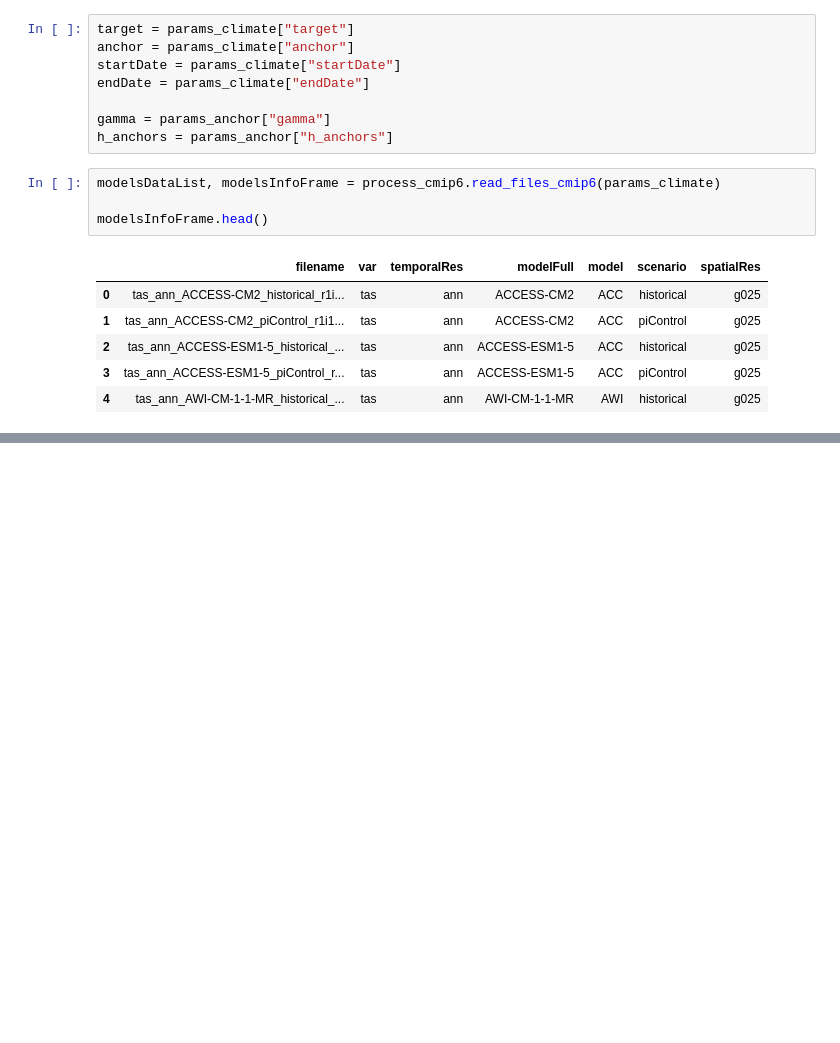
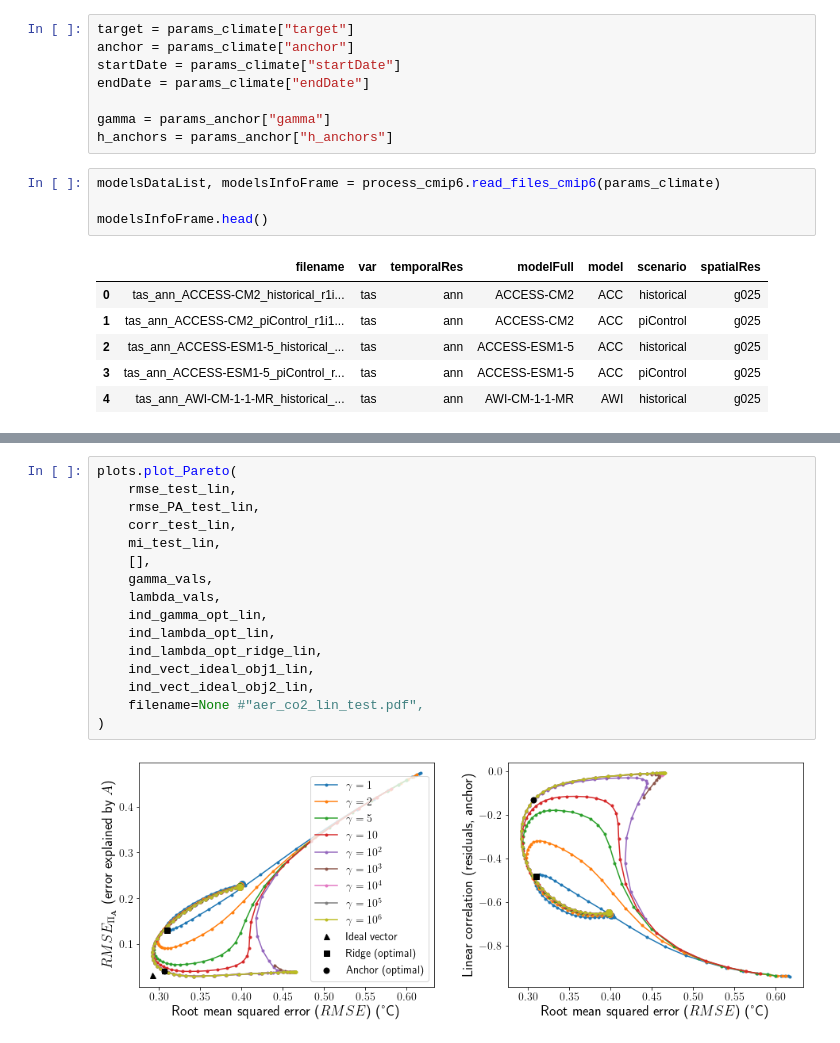
Before and after one commit to eszekely/robustDA, a Jupyter notebook: notebooks/CMIP6_dashlarge.ipynb, the cells around one changed output, grey strips where cells are left out. Saved outputs shown, nothing was run; the diff lists cells and outputs as text; blank space fills up the shorter version.

```diff
--- a/notebooks/CMIP6_dashlarge.ipynb
+++ b/notebooks/CMIP6_dashlarge.ipynb
@@ -312,0 +150,18 @@ plots.plot_Pareto(
+# %%
+plots.plot_Pareto(
+    rmse_test_lin,
+    rmse_PA_test_lin,
+    corr_test_lin,
+    mi_test_lin,
+    [],
+    gamma_vals,
+    lambda_vals,
+    ind_gamma_opt_lin,
+    ind_lambda_opt_lin,
+    ind_lambda_opt_ridge_lin,
+    ind_vect_ideal_obj1_lin,
+    ind_vect_ideal_obj2_lin,
+    filename=None #"aer_co2_lin_test.pdf",
+)
+# %% [output]
+[figure, added]
```
Also changed, not shown: parts of 41 cells of this notebook, 2 other files.
